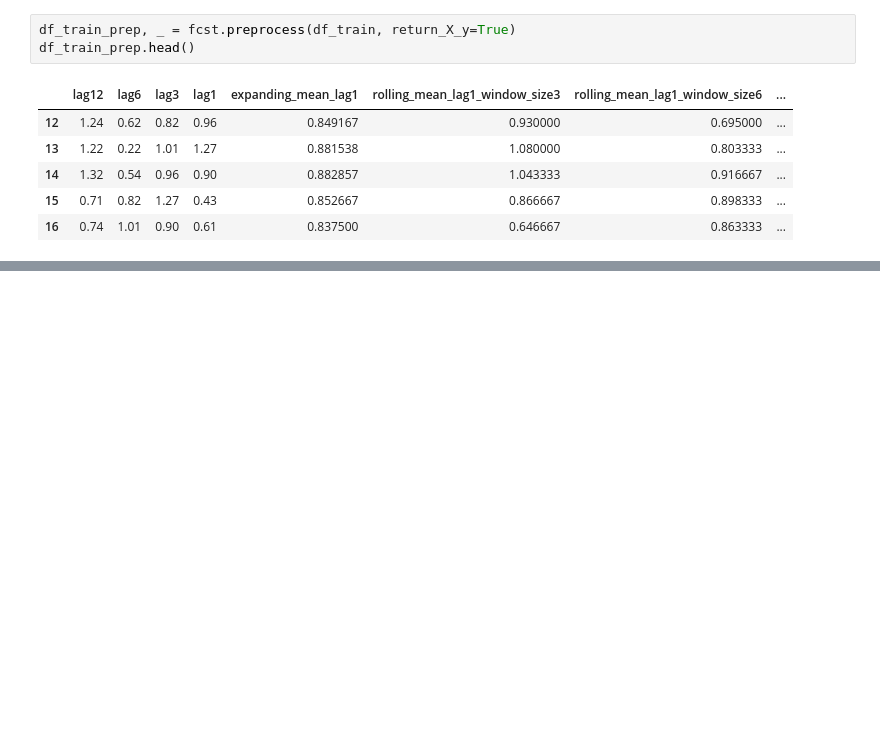
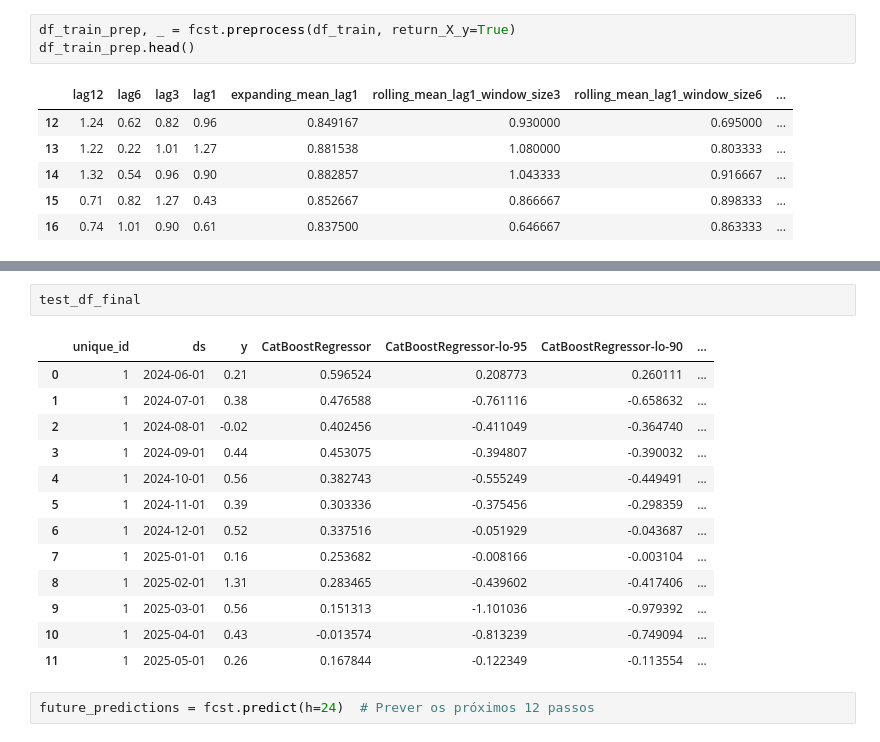
Before and after one commit to jeanlr/Ipca-Time-Series, a Jupyter notebook: notebooks/modelling.ipynb, the cells around one changed output, grey strips where cells are left out. Cells and saved outputs as stored; diff of their text form; blank space fills up the shorter version.

```diff
--- a/notebooks/modelling.ipynb
+++ b/notebooks/modelling.ipynb
@@ -255,0 +256,18 @@ results
+# %%
+test_df_final
+# %% [output]
+|  | unique_id | ds | y | CatBoostRegressor | CatBoostRegressor-lo-95 | CatBoostRegressor-lo-90 | ... |
+| 0 | 1 | 2024-06-01 | 0.21 | 0.596524 | 0.208773 | 0.260111 | ... |
+| 1 | 1 | 2024-07-01 | 0.38 | 0.476588 | -0.761116 | -0.658632 | ... |
+| 2 | 1 | 2024-08-01 | -0.02 | 0.402456 | -0.411049 | -0.364740 | ... |
+| 3 | 1 | 2024-09-01 | 0.44 | 0.453075 | -0.394807 | -0.390032 | ... |
+| 4 | 1 | 2024-10-01 | 0.56 | 0.382743 | -0.555249 | -0.449491 | ... |
+| 5 | 1 | 2024-11-01 | 0.39 | 0.303336 | -0.375456 | -0.298359 | ... |
+| 6 | 1 | 2024-12-01 | 0.52 | 0.337516 | -0.051929 | -0.043687 | ... |
+| 7 | 1 | 2025-01-01 | 0.16 | 0.253682 | -0.008166 | -0.003104 | ... |
+| 8 | 1 | 2025-02-01 | 1.31 | 0.283465 | -0.439602 | -0.417406 | ... |
+| 9 | 1 | 2025-03-01 | 0.56 | 0.151313 | -1.101036 | -0.979392 | ... |
+| 10 | 1 | 2025-04-01 | 0.43 | -0.013574 | -0.813239 | -0.749094 | ... |
+| 11 | 1 | 2025-05-01 | 0.26 | 0.167844 | -0.122349 | -0.113554 | ... |
+# %%
+future_predictions = fcst.predict(h=24)  # Prever os próximos 12 passos
```
Also changed, not shown: parts of 13 cells of this notebook.
